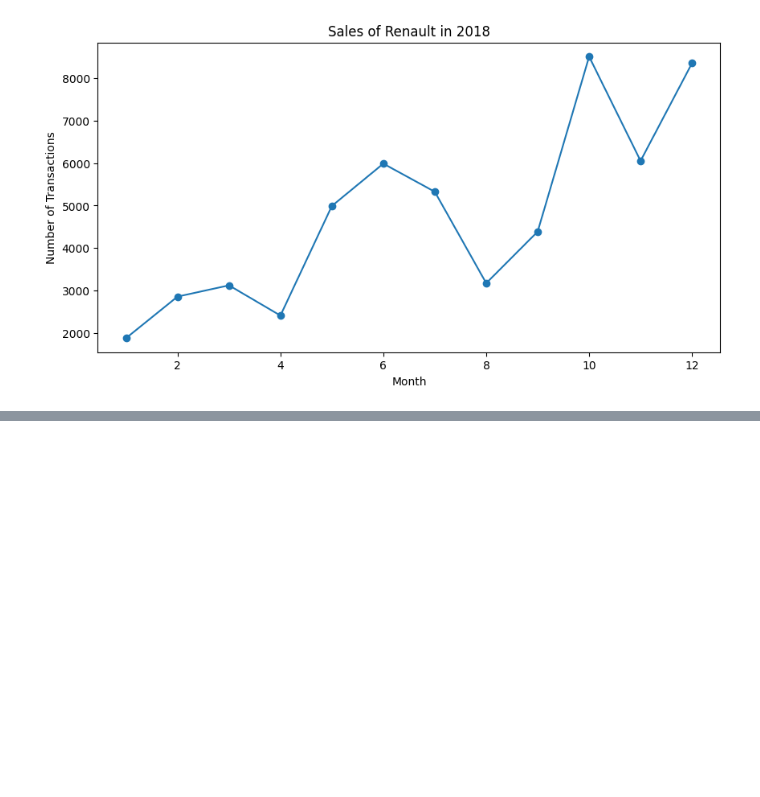
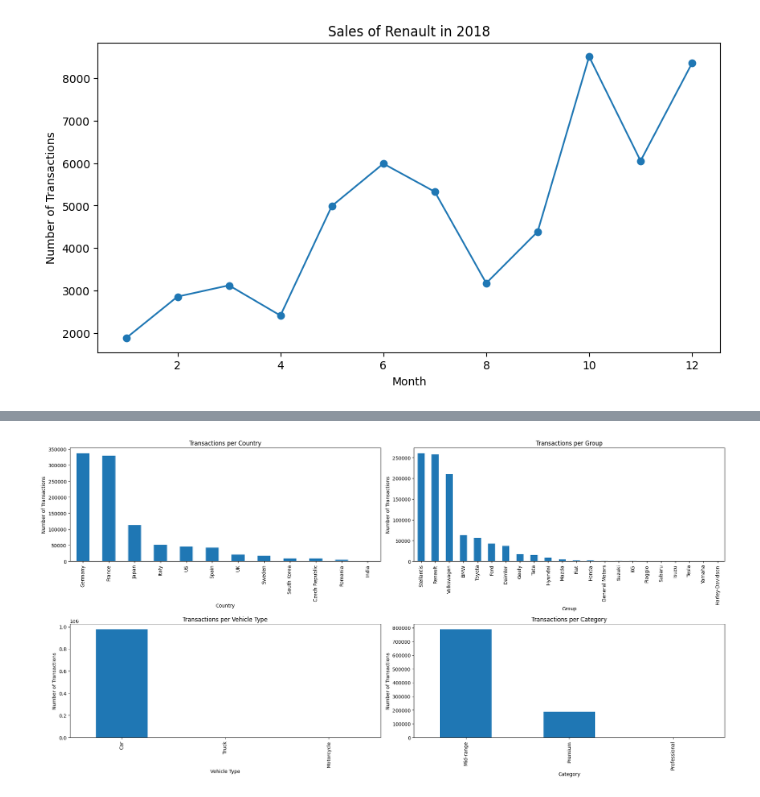
Before and after one commit to Lahdhirim/ML-sales-prediction-tool, a Jupyter notebook: notebooks/EDA.ipynb, the cells around one changed output, grey strips where cells are left out. Saved outputs shown, nothing was run; the diff lists cells and outputs as text; code cells hidden in the pictures; blank space fills up the shorter version.

```diff
--- a/notebooks/EDA.ipynb
+++ b/notebooks/EDA.ipynb
@@ -253,0 +256,3 @@ Text(0.5, 1.0, 'Sales of Renault in 2018')
+# %%
+product_mapping = pd.read_excel('../data/product_mapping.xlsx')
+product_mapping
@@ -253,0 +277,6 @@ Text(0.5, 1.0, 'Sales of Renault in 2018')
+# %%
+transactions = transactions[~transactions["product_id"].isin(["├ÅTS", "Equipe", "Oxygen", "Undefined", "Not a make"])]
+assert set(transactions["product_id"].unique()) == set(product_mapping["product_id"].unique())
+
+transactions = pd.merge(transactions, product_mapping, on="product_id", how="inner")
+transactions
@@ -253,0 +297,31 @@ Text(0.5, 1.0, 'Sales of Renault in 2018')
+# %%
+transactions_per_country = transactions.groupby("country").size().sort_values(ascending=False)
+transactions_per_group = transactions.groupby("group").size().sort_values(ascending=False)
+transactions_per_vehicle_type = transactions.groupby("vehicle_type").size().sort_values(ascending=False)
+transactions_per_category = transactions.groupby("category").size().sort_values(ascending=False)
+
+fig, ((ax1, ax2), (ax3, ax4)) = plt.subplots(2, 2, figsize=(20, 10))
+
+transactions_per_country.plot(kind="bar", ax=ax1)
+ax1.set_xlabel("Country")
+ax1.set_ylabel("Number of Transactions")
+ax1.set_title("Transactions per Country")
+
+transactions_per_group.plot(kind="bar", ax=ax2)
+ax2.set_xlabel("Group")
+ax2.set_ylabel("Number of Transactions")
+ax2.set_title("Transactions per Group")
+
+transactions_per_vehicle_type.plot(kind="bar", ax=ax3)
+ax3.set_xlabel("Vehicle Type")
+ax3.set_ylabel("Number of Transactions")
+ax3.set_title("Transactions per Vehicle Type")
+
+transactions_per_category.plot(kind="bar", ax=ax4)
+ax4.set_xlabel("Category")
+ax4.set_ylabel("Number of Transactions")
+ax4.set_title("Transactions per Category")
+
+plt.tight_layout()
+# %% [output]
+[figure, added]
```
Also changed, not shown: parts of 3 cells of this notebook, 11 other files.
